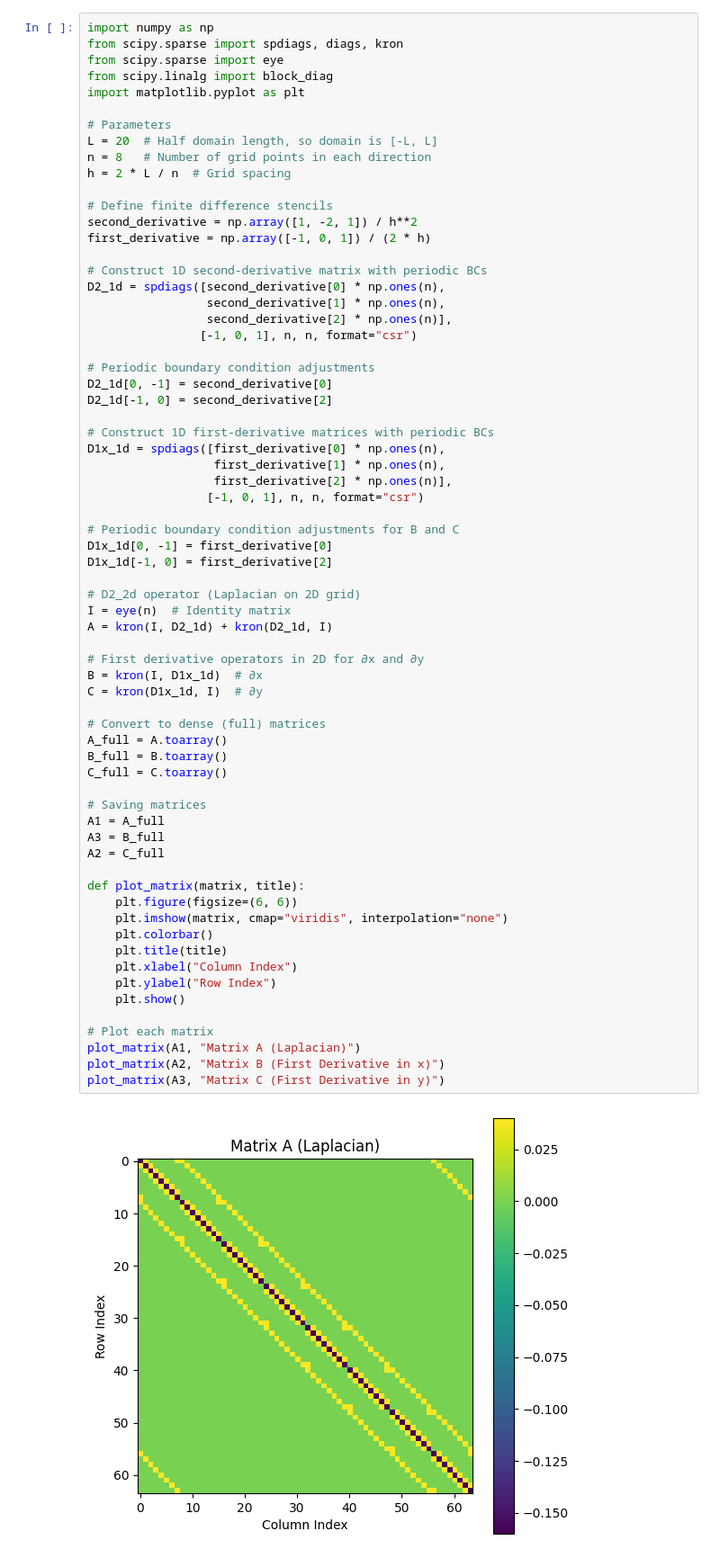
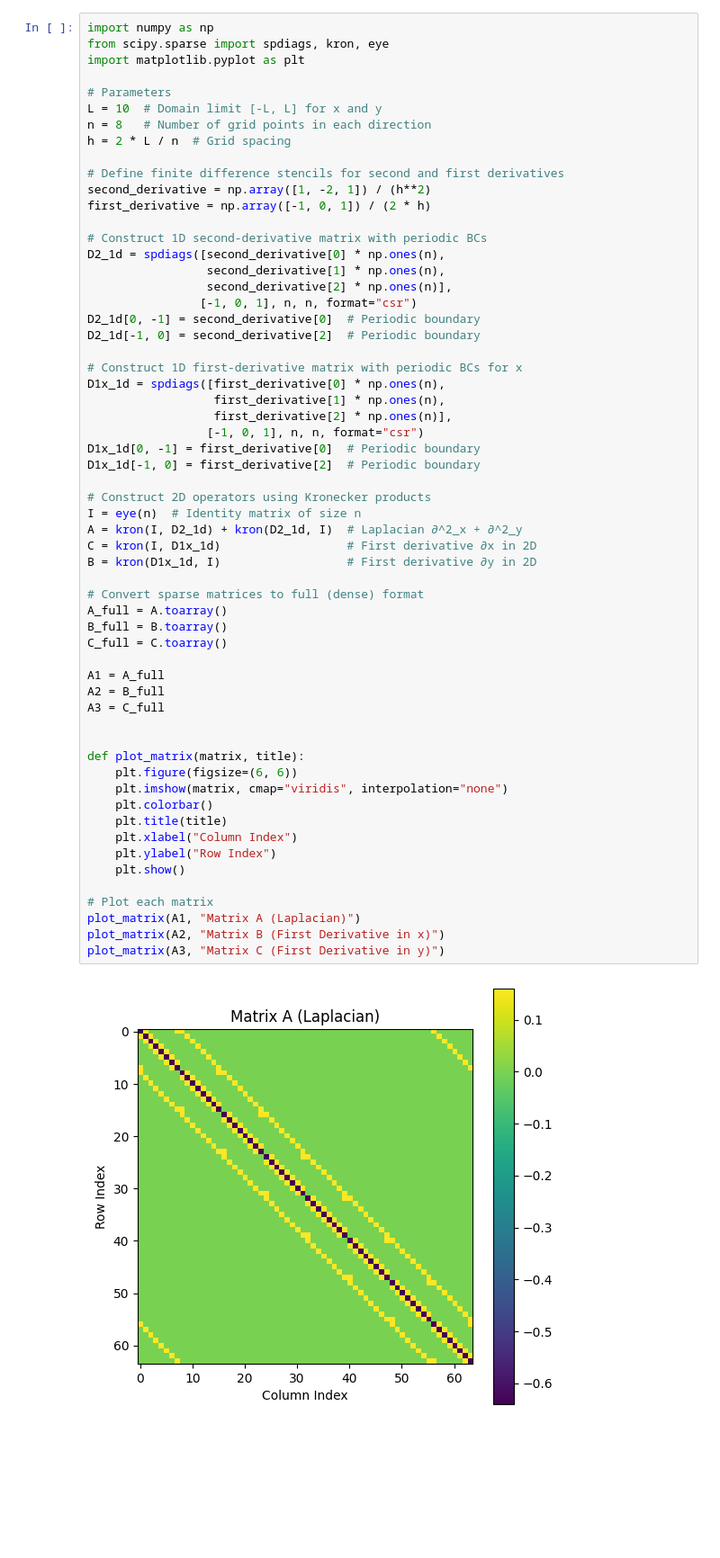
Before and after one commit to Atmik-Das/AMATH581, a Jupyter notebook: hw4/hw4.ipynb, the cells around one changed output. Shown: that part at 90% size. Saved outputs shown, nothing was run; the diff lists cells and outputs as text; blank space fills up the shorter version.

```diff
--- a/hw4/hw4.ipynb
+++ b/hw4/hw4.ipynb
@@ -1,17 +1,15 @@
 # %%
 import numpy as np
-from scipy.sparse import spdiags, diags, kron
-from scipy.sparse import eye
-from scipy.linalg import block_diag
+from scipy.sparse import spdiags, kron, eye
 import matplotlib.pyplot as plt
 
 # Parameters
-L = 20  # Half domain length, so domain is [-L, L]
+L = 10  # Domain limit [-L, L] for x and y
 n = 8   # Number of grid points in each direction
 h = 2 * L / n  # Grid spacing
 
-# Define finite difference stencils
-second_derivative = np.array([1, -2, 1]) / h**2
+# Define finite difference stencils for second and first derivatives
+second_derivative = np.array([1, -2, 1]) / (h**2)
 first_derivative = np.array([-1, 0, 1]) / (2 * h)
 
 # Construct 1D second-derivative matrix with periodic BCs
@@ -19,51 +17,45 @@ D2_1d = spdiags([second_derivative[0] * np.ones(n),
                  second_derivative[1] * np.ones(n),
                  second_derivative[2] * np.ones(n)],
                 [-1, 0, 1], n, n, format="csr")
+D2_1d[0, -1] = second_derivative[0]  # Periodic boundary
+D2_1d[-1, 0] = second_derivative[2]  # Periodic boundary
 
-# Periodic boundary condition adjustments
-D2_1d[0, -1] = second_derivative[0]
-D2_1d[-1, 0] = second_derivative[2]
-
-# Construct 1D first-derivative matrices with periodic BCs
+# Construct 1D first-derivative matrix with periodic BCs for x
 D1x_1d = spdiags([first_derivative[0] * np.ones(n),
                   first_derivative[1] * np.ones(n),
                   first_derivative[2] * np.ones(n)],
                  [-1, 0, 1], n, n, format="csr")
+D1x_1d[0, -1] = first_derivative[0]  # Periodic boundary
+D1x_1d[-1, 0] = first_derivative[2]  # Periodic boundary
 
-# Periodic boundary condition adjustments for B and C
-D1x_1d[0, -1] = first_derivative[0]
-D1x_1d[-1, 0] = first_derivative[2]
+# Construct 2D operators using Kronecker products
+I = eye(n)  # Identity matrix of size n
+A = kron(I, D2_1d) + kron(D2_1d, I)  # Laplacian ∂^2_x + ∂^2_y
+C = kron(I, D1x_1d)                  # First derivative ∂x in 2D
+B = kron(D1x_1d, I)                  # First derivative ∂y in 2D
 
-# D2_2d operator (Laplacian on 2D grid)
-I = eye(n)  # Identity matrix
-A = kron(I, D2_1d) + kron(D2_1d, I)
-
-# First derivative operators in 2D for ∂x and ∂y
-B = kron(I, D1x_1d)  # ∂x
-C = kron(D1x_1d, I)  # ∂y
-
-# Convert to dense (full) matrices
+# Convert sparse matrices to full (dense) format
 A_full = A.toarray()
 B_full = B.toarray()
 C_full = C.toarray()
 
-# Saving matrices
 A1 = A_full
-A3 = B_full
-A2 = C_full
+A2 = B_full
+A3 = C_full
+
 
 def plot_matrix(matrix, title):
     plt.figure(figsize=(6, 6))
     plt.imshow(matrix, cmap="viridis", interpolation="none")
     plt.colorbar()
     plt.title(title)
     plt.xlabel("Column Index")
     plt.ylabel("Row Index")
     plt.show()
 
 # Plot each matrix
 plot_matrix(A1, "Matrix A (Laplacian)")
 plot_matrix(A2, "Matrix B (First Derivative in x)")
 plot_matrix(A3, "Matrix C (First Derivative in y)")
 # %% [output]
-[figure, old version]
+[figure, new version]
```
Also changed, not shown: parts of 3 cells of this notebook.
